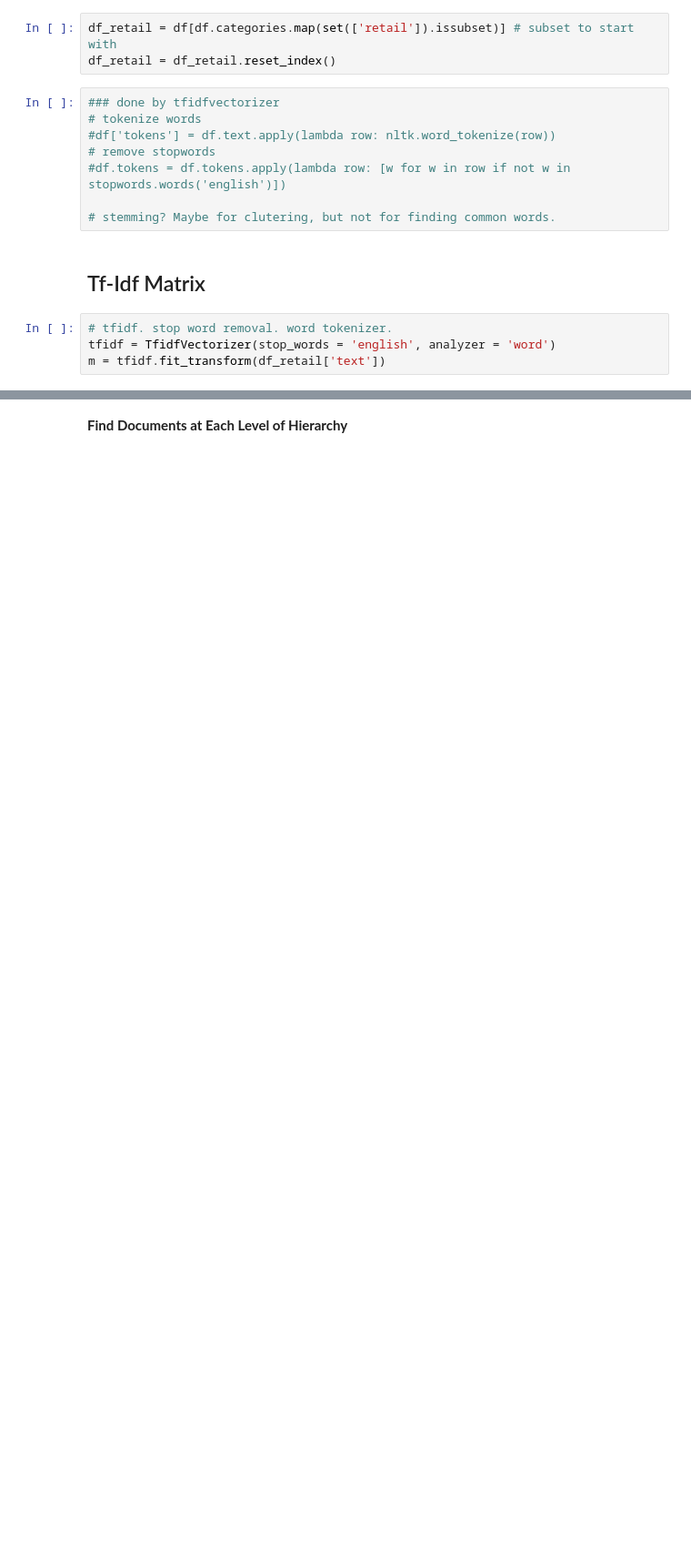
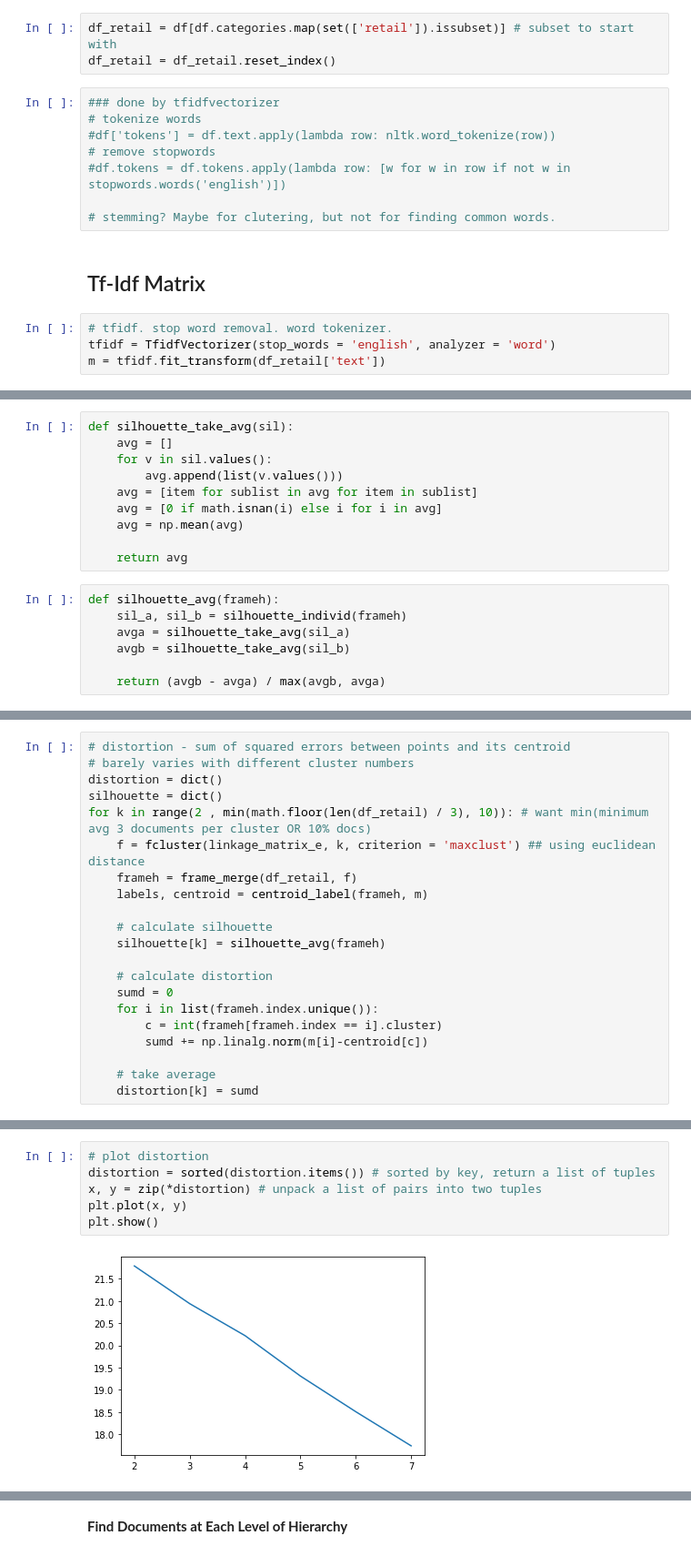
Before and after one commit to katrina906/DS5230, a Jupyter notebook: cleaning.ipynb, the cells around one changed output, grey strips where cells are left out. Shown at 91% size. Cells and saved outputs as stored; diff of their text form; blank space fills up the shorter version.

Commit message:
first complete attempt hierarchial clustering

```diff
--- a/cleaning.ipynb
+++ b/cleaning.ipynb
@@ -269,0 +314,17 @@ for i in list(frameh.cluster.unique()):
+# %%
+def silhouette_take_avg(sil):
+    avg = []
+    for v in sil.values():
+        avg.append(list(v.values()))
+    avg = [item for sublist in avg for item in sublist]
+    avg = [0 if math.isnan(i) else i for i in avg]
+    avg = np.mean(avg)
+
+    return avg
+# %%
+def silhouette_avg(frameh):
+    sil_a, sil_b = silhouette_individ(frameh)
+    avga = silhouette_take_avg(sil_a)
+    avgb = silhouette_take_avg(sil_b)
+
+    return (avgb - avga) / max(avgb, avga)
@@ -269,0 +334,21 @@ for i in list(frameh.cluster.unique()):
+# %%
+# distortion - sum of squared errors between points and its centroid
+# barely varies with different cluster numbers
+distortion = dict()
+silhouette = dict()
+for k in range(2 , min(math.floor(len(df_retail) / 3), 10)): # want min(minimum avg 3 documents per cluster OR 10% docs)
+    f = fcluster(linkage_matrix_e, k, criterion = 'maxclust') ## using euclidean distance
+    frameh = frame_merge(df_retail, f)
+    labels, centroid = centroid_label(frameh, m)
+
+    # calculate silhouette
+    silhouette[k] = silhouette_avg(frameh)
+
+    # calculate distortion
+    sumd = 0
+    for i in list(frameh.index.unique()):
+        c = int(frameh[frameh.index == i].cluster)
+        sumd += np.linalg.norm(m[i]-centroid[c])
+
+    # take average
+    distortion[k] = sumd
@@ -269,0 +385,8 @@ for i in list(frameh.cluster.unique()):
+# %%
+# plot distortion
+distortion = sorted(distortion.items()) # sorted by key, return a list of tuples
+x, y = zip(*distortion) # unpack a list of pairs into two tuples
+plt.plot(x, y)
+plt.show()
+# %% [output]
+[figure, added]
```
Also changed, not shown: parts of 37 cells of this notebook.
